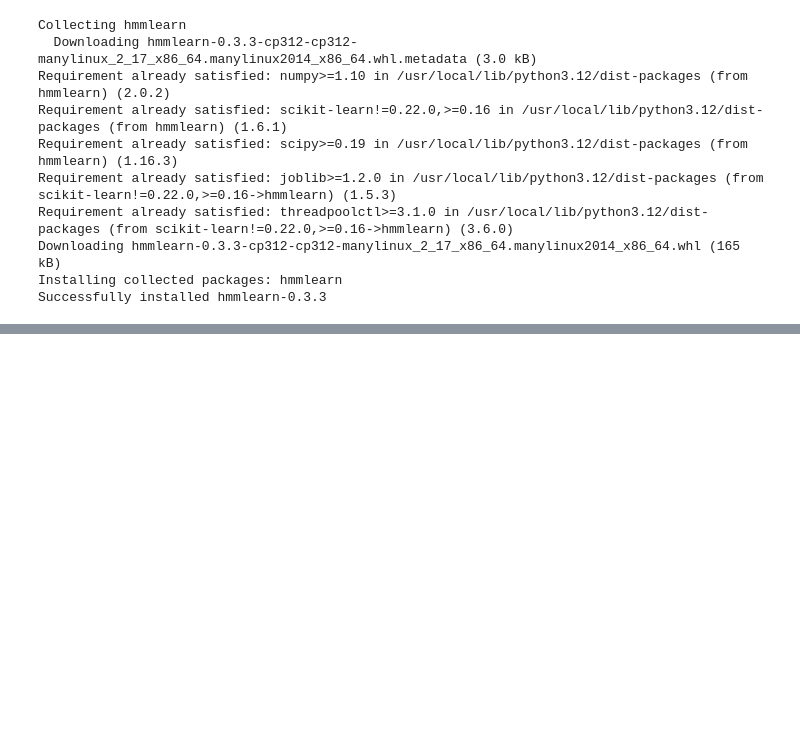
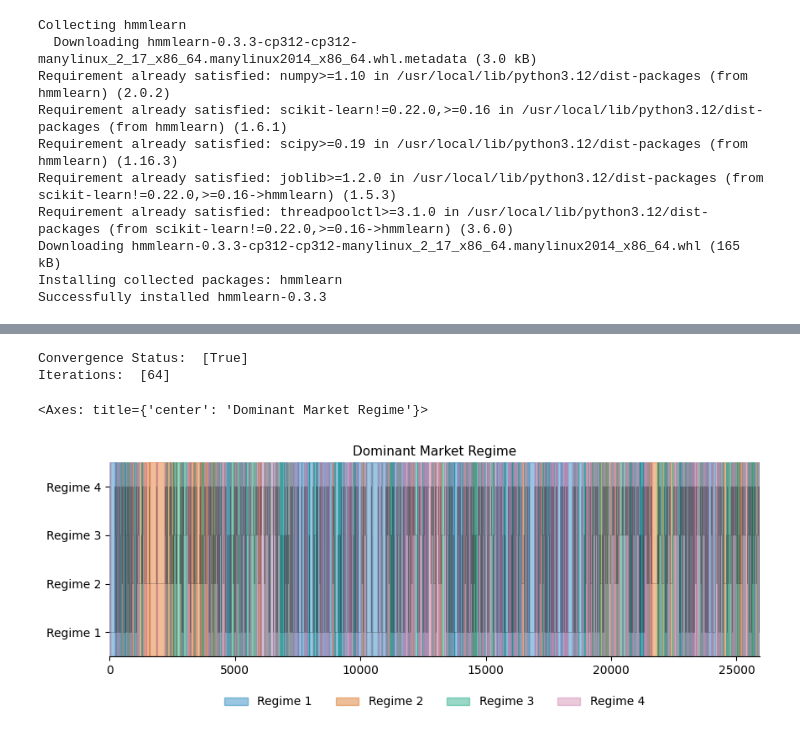
Before and after one commit to evucelic/Diplomski-Projekt, a Jupyter notebook: main.ipynb, the cells around one changed output, grey strips where cells are left out. Saved outputs shown, nothing was run; the diff lists cells and outputs as text; code cells hidden in the pictures; blank space fills up the shorter version.

```diff
--- a/main.ipynb
+++ b/main.ipynb
@@ -538,5 +421,3 @@ Successfully installed hmmlearn-0.3.3
 from hmmlearn.hmm import GaussianHMM
 from sklearn.utils import check_random_state
 from collections import defaultdict
-
-rs = check_random_state(42)
@@ -940,21 +423,0 @@ def plot_regime_switches_discrete(time_index, state_assignments_list, fred_reces
-# %%
-# Generate discrete state assignments
-ns = [2, 3, 4, 5, 6, 7]
-state_assignments_list = []
-
-for n in ns:
-    model = best_models[n]
-    model.fit(train_latents)
-    train_states = model.predict(train_latents)
-    test_states = model.predict(test_latents)
-    full_states = np.concatenate([train_states, test_states])
-    state_assignments_list.append(full_states)
-
-total_latent_samples = len(train_latents) + len(test_latents)
-
-plot_regime_switches_discrete(
-    data.iloc[50:50+total_latent_samples].index,
-    state_assignments_list,
-    fred_recessions,
-    n_regimes_list=ns
-)
@@ -979,0 +528,21 @@ WARNING:hmmlearn.base:Model is not converging.  Current: 75393.52960796986 is no
+# %%
+train_loader_ordered = DataLoader(
+    train_dataset,
+    batch_size=BATCH_SIZE,
+    shuffle=False
+)
+
+train_latents = get_latents(model, train_loader_ordered)
+test_latents = get_latents(model, test_loader)
+
+aic, bic, lls, conv, iters, best_models, all_models = evaluate_hmm(
+    latents=train_latents,
+    rs=42,
+    ns=[4],
+    loop=15
+)
+
+best_hmm = best_models[4]
+# %% [output]
+Convergence Status:  [True]
+Iterations:  [64]
@@ -979,0 +630,7 @@ WARNING:hmmlearn.base:Model is not converging.  Current: 75393.52960796986 is no
+# %%
+whole_latents = np.concatenate([train_latents, test_latents], axis=0)
+state_probs_4 = best_hmm.predict_proba(whole_latents, lengths = len(whole_latents))
+plot_most_probable_regime(state_probs_4, 4)
+# %% [output]
+<Axes: title={'center': 'Dominant Market Regime'}>
+[figure, added]
```
Also changed, not shown: parts of 31 cells of this notebook.
